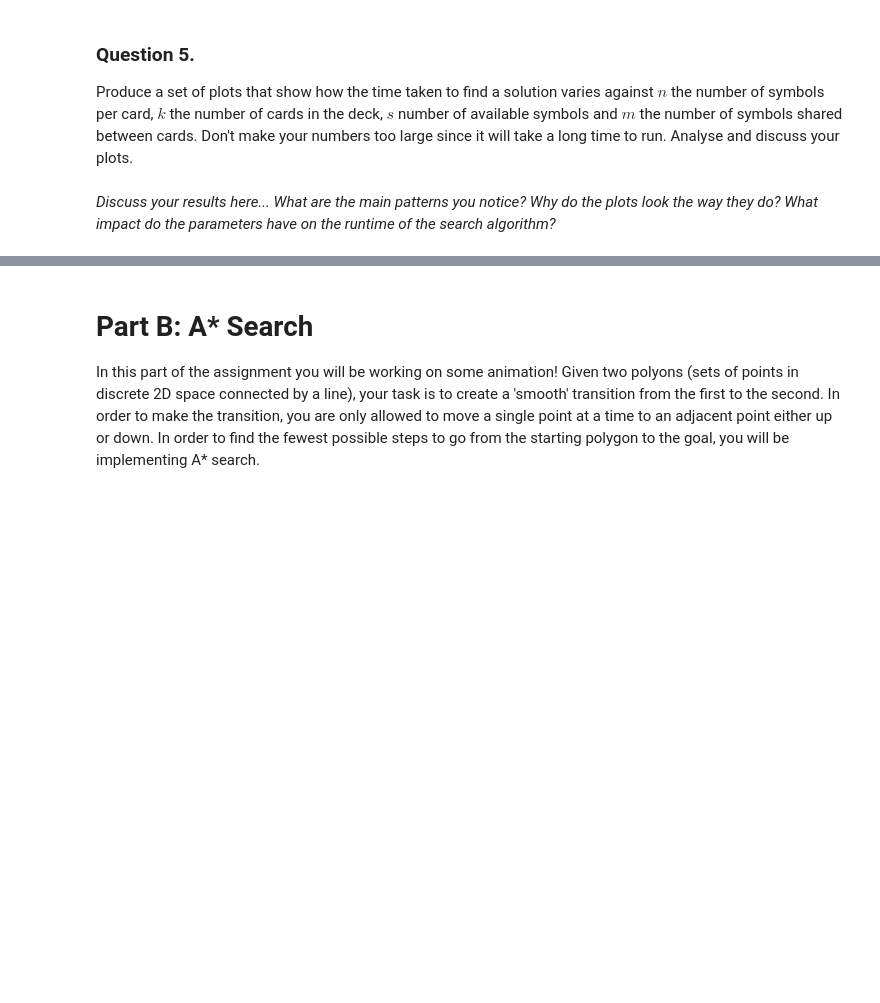
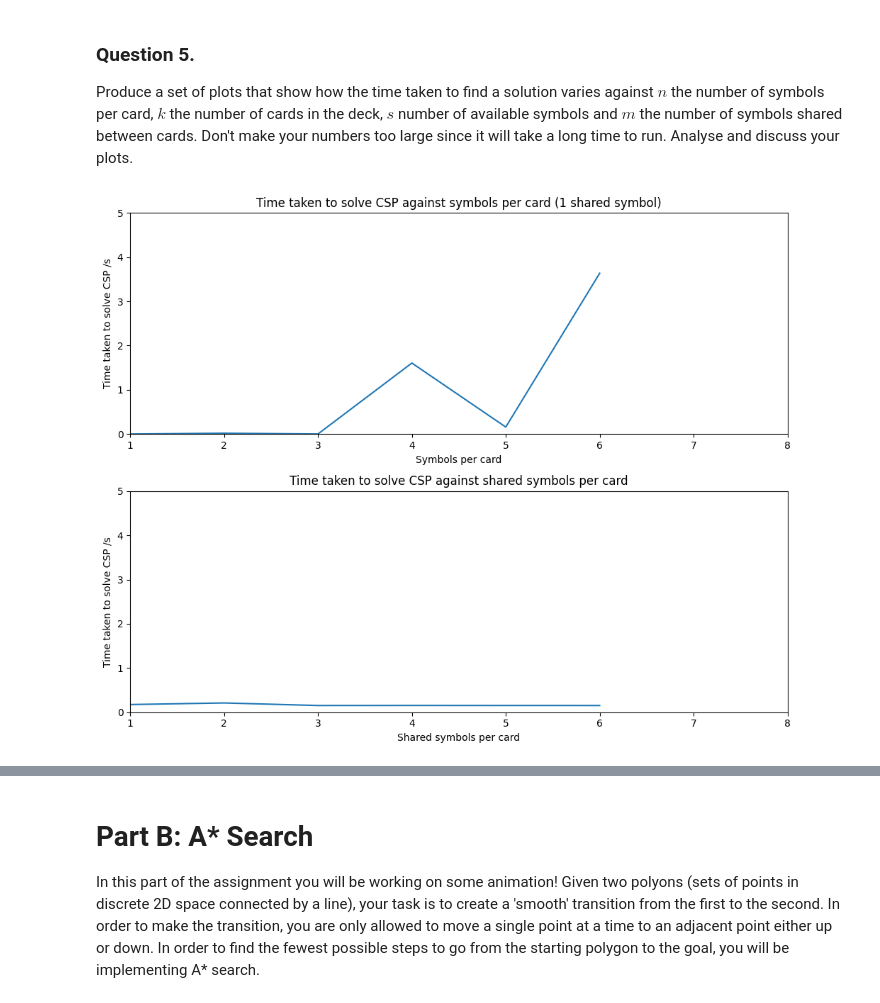
Before and after one commit to zoesz444/RA-cw1.ipynb, a Jupyter notebook: cw1.ipynb, the cells around one changed output, grey strips where cells are left out. Saved outputs shown, nothing was run; the diff lists cells and outputs as text; code cells hidden in the pictures; blank space fills up the shorter version.

```diff
--- a/cw1.ipynb
+++ b/cw1.ipynb
@@ -255,4 +243,3 @@ n = s+1 # number of cards
 # Define the variables and domains.
 variables = ['card1', 'card2', 'card3', 'card4', 'card5']
 domains = {var: [Card(symbols) for symbols in itertools.combinations(generate_symbols(k), s)] for var in variables}
-...
@@ -363,2 +309,43 @@ plt.show()
-# %% [markdown]
-_Discuss your results here... What are the main patterns you notice? Why do the plots look the way they do? What impact do the parameters have on the runtime of the search algorithm?_
+# %%
+# first plot: showing the time taken to solve the CSP against the number of symbols per card
+data_1_shared = []
+for i in range(x_min, x_max):
+    n_symbols = int(i*(i+1)/2)
+    n_cards = i+1
+    n_shared_symbols = 1
+
+    time_taken = timeit.timeit(lambda: run_csp(n_symbols, n_cards, i, n_shared_symbols), number=1)
+    data_1_shared.append(time_taken)
+# %%
+# second plot: showing the time taken to solve the CSP against the number of shared symbols per card (fixed 6 symbols
+# per card)
+data_2_shared = []
+per_card = 6
+n_symbols = int(per_card*(per_card+1)/2)
+n_cards = per_card+1
+
+for i in range(x_min, x_max):
+    n_shared_symbols = i
+    time_taken = timeit.timeit(lambda: run_csp(n_symbols, n_cards, per_card, n_shared_symbols), number=1)
+    data_2_shared.append(time_taken)
+# %%
+fig, ax = plt.subplots(2, 1, figsize=(10, 8))
+
+ax[0].plot(data_1_shared)
+ax[0].set_xlabel("Symbols per card")
+ax[0].set_ylabel("Time taken to solve CSP /s")
+ax[0].set_xlim(x_min, x_max)
+ax[0].set_ylim(y_min, y_max)
+ax[0].set_title("Time taken to solve CSP against symbols per card (1 shared symbol)")
+
+ax[1].plot(data_2_shared)
+ax[1].set_xlabel("Shared symbols per card")
+ax[1].set_ylabel("Time taken to solve CSP /s")
+ax[1].set_xlim(x_min, x_max)
+ax[1].set_ylim(y_min, y_max)
+ax[1].set_title("Time taken to solve CSP against shared symbols per card")
+
+plt.tight_layout()
+plt.show()
+# %% [output]
+[figure, added]
```
Also changed, not shown: parts of 22 cells of this notebook, 1 other file.
